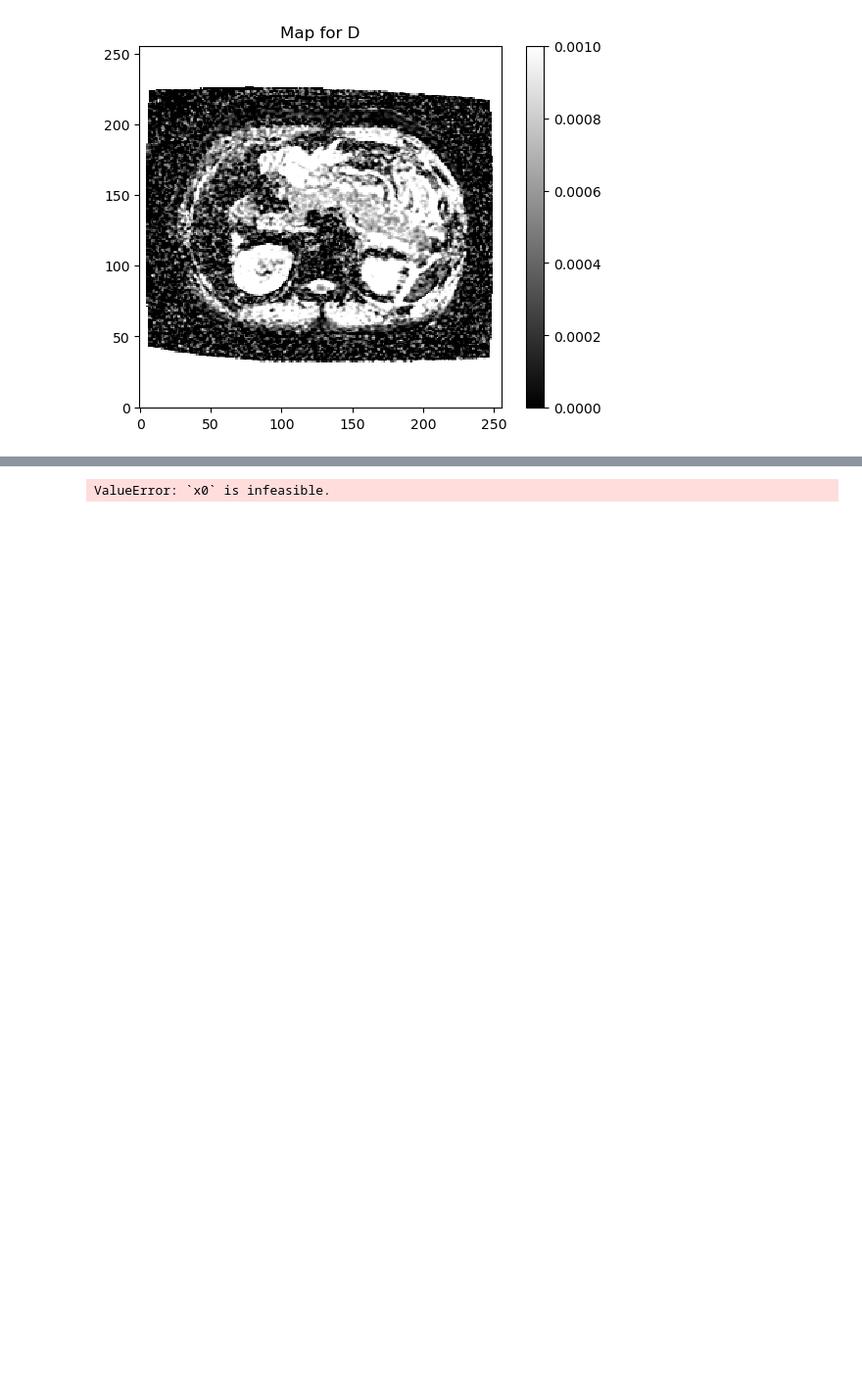
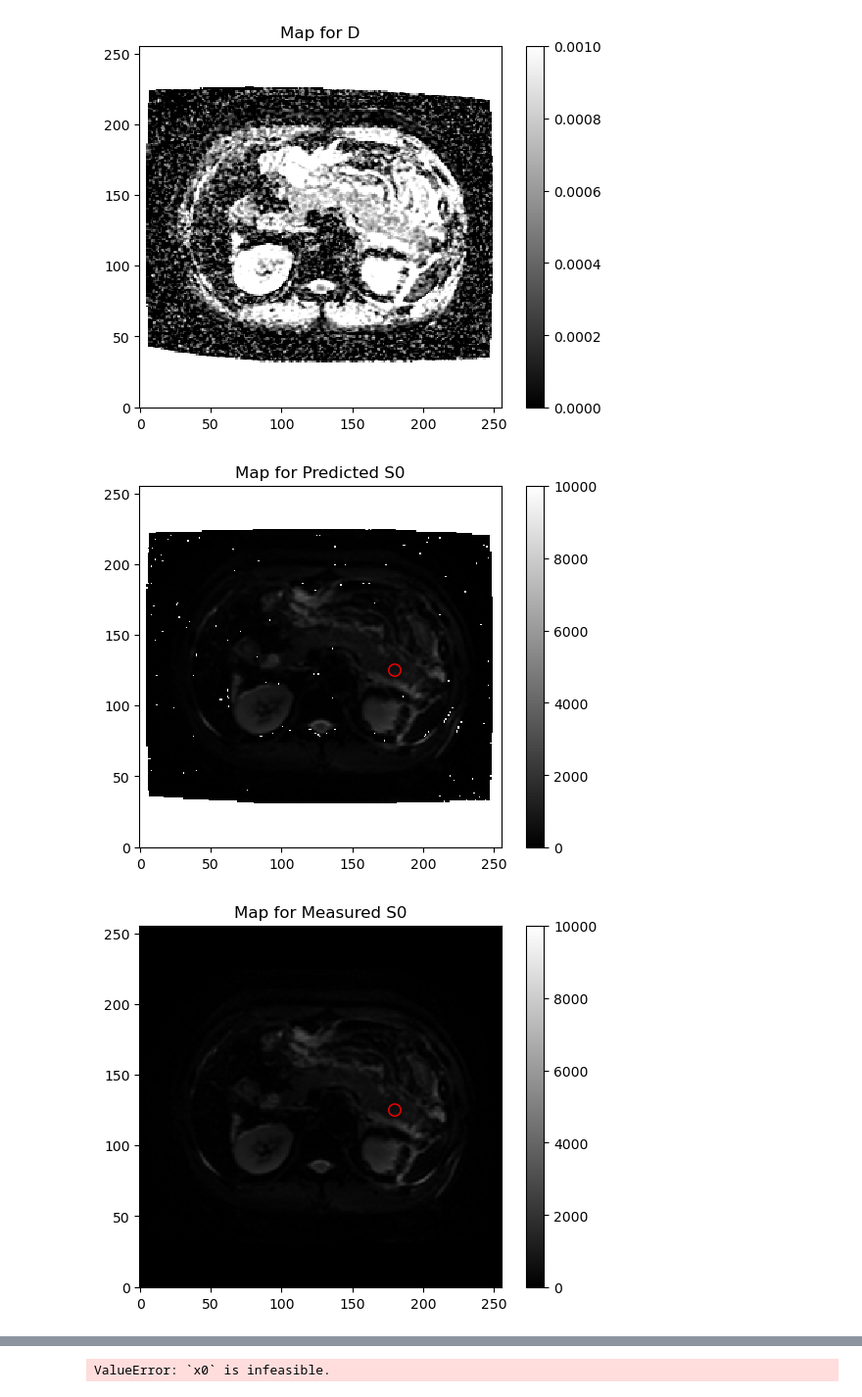
Before and after one commit to young010101/research-TJU-AP-IVIM-SAM, a Jupyter notebook: dipy_IVIM_20231221_patient2.ipynb, the cells around one changed output, grey strips where cells are left out. Shown at 98% size. Saved outputs shown, nothing was run; the diff lists cells and outputs as text; code cells hidden in the pictures; blank space fills up the shorter version.

```diff
--- a/dipy_IVIM_20231221_patient2.ipynb
+++ b/dipy_IVIM_20231221_patient2.ipynb
@@ -279,6 +283,6 @@ data.shape (256, 256, 24, 10)
 # TODO: analysis 这里计算时间较长的原因
 ivimmodel = IvimModel(gtab, fit_method='trr')
 
-data_slice = img_get_fdata[:,:,pancreas_slice,:]
+
 # data_slice = np.append(img_get_fdata[:,:,-1,:], img_get_fdata[:,:,0:15,:])
 ivimfit = ivimmodel.fit(data_slice)
@@ -314,3 +341,12 @@ plot_map(ivimfit.D, "D", (0, 0.001), "diffusion_coeff.png")
 [figure]
 [figure]
 [figure]
+# %%
+plot_map_roi(ivimfit.S0_predicted, "Predicted S0", (0, 10000), "predicted_S0",x_roi, y_roi)
+plot_map_roi(data_slice[:, :, 0], "Measured S0", (0, 10000), "measured_S0",x_roi, y_roi)
+plot_map_roi(ivimfit.perfusion_fraction, "f", (0, 1), "perfusion_fraction",x_roi, y_roi)
+plot_map_roi(ivimfit.D_star, "D*", (0, 0.01), "perfusion_coeff",x_roi, y_roi)
+plot_map_roi(ivimfit.D, "D", (0, 0.001), "diffusion_coeff",x_roi, y_roi)
+# %% [output]
+[figure, added]
+[figure, added]
```
Also changed, not shown: parts of 6 cells of this notebook, 7 other files.
